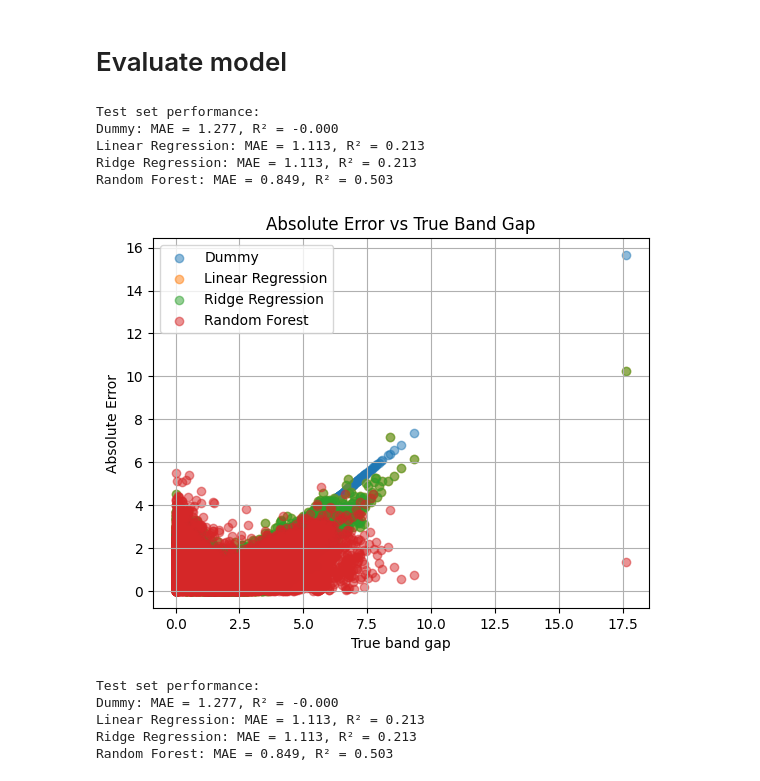
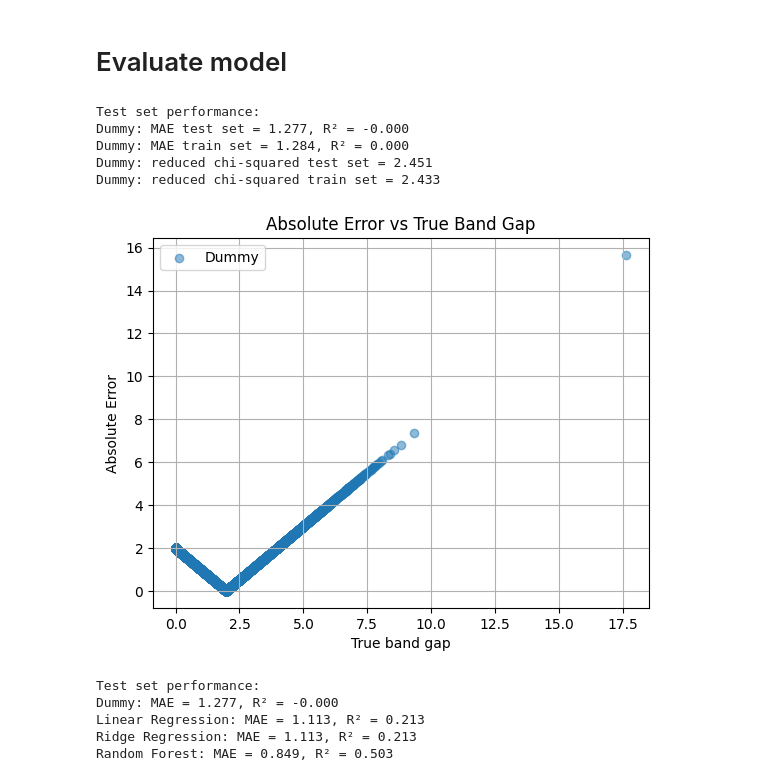
Before and after one commit to immischein/ML-bandgap, a Jupyter notebook: model_building.ipynb, the cells around one changed output. Cells and saved outputs as stored; diff of their text form; code cells hidden in the pictures.

```diff
--- a/model_building.ipynb
+++ b/model_building.ipynb
@@ -174,9 +178,9 @@ Dropping columns with >65% missing values:
 # %%
 models = {
     "Dummy": DummyRegressor(),
-    "Linear Regression": LinearRegression(),
-    "Ridge Regression": Ridge(),
-    "Random Forest": RandomForestRegressor(random_state=42,  n_estimators=50, max_depth=10, n_jobs=-1)
+    #"Linear Regression": LinearRegression(),
+    #"Ridge Regression": Ridge(),
+    #"Random Forest": RandomForestRegressor(random_state=42,  n_estimators=50, max_depth=10, n_jobs=-1)
 
 }
 # %% [markdown]
@@ -199,39 +203,50 @@ Random Forest: MAE = 0.858
 # Evaluate model
 # %%
 # Fit on full training set and evaluate on test set
-
+# V adds evaluation on train set for checking fitting
 results = {}
 print("\nTest set performance:")
 for name, model in models.items():
     pipeline = make_pipeline(preprocessor, model)
     pipeline.fit(X_train, y_train)
     y_pred = pipeline.predict(X_test)
+    y_train_pred = pipeline.predict(X_train)
+
+    # V adds chisquare manually
+    red_chi2 = sum((y_pred - y_test)**2) / len(y_test)
+    red_chi2_train = sum((y_train_pred - y_train)**2) / len(y_train)
+
 
     mae = mean_absolute_error(y_test, y_pred)
+    mae_train = mean_absolute_error(y_train_pred, y_train)
     r2 = r2_score(y_test, y_pred)
+    r2_train = r2_score(y_train, y_train_pred)
     results[name] = {"mae": mae, "r2": r2}
 
-    print(f"{name}: MAE = {mae:.3f}, R² = {r2:.3f}")
+    print(f"{name}: MAE test set = {mae:.3f}, R² = {r2:.3f}")
+    print(f"{name}: MAE train set = {mae_train:.3f}, R² = {r2_train:.3f}")
+    print(f"{name}: reduced chi-squared test set = {red_chi2:.3f}")
+    print(f"{name}: reduced chi-squared train set = {red_chi2_train:.3f}")
 
     # Plot MAE vs true value
     #absolute_error = np.mean(np.abs(y_pred - y_test))
     #plt.scatter(y_test, absolute_error, label=name, alpha=0.5)
 
     plt.scatter(y_test, np.abs(y_pred - y_test), label=name, alpha=0.5)
 
 plt.xlabel("True band gap")
 plt.ylabel("Absolute Error")
 plt.title("Absolute Error vs True Band Gap")
 plt.legend()
 plt.grid(True)
 plt.show()
 # %% [output]
 Test set performance:
-Dummy: MAE = 1.277, R² = -0.000
-Linear Regression: MAE = 1.113, R² = 0.213
-Ridge Regression: MAE = 1.113, R² = 0.213
-Random Forest: MAE = 0.849, R² = 0.503
+Dummy: MAE test set = 1.277, R² = -0.000
+Dummy: MAE train set = 1.284, R² = 0.000
+Dummy: reduced chi-squared test set = 2.451
+Dummy: reduced chi-squared train set = 2.433
-[figure, old version]
+[figure, new version]
 # %%
 import numpy as np
 import matplotlib.pyplot as plt
```
Also changed, not shown: parts of 5 cells of this notebook.
